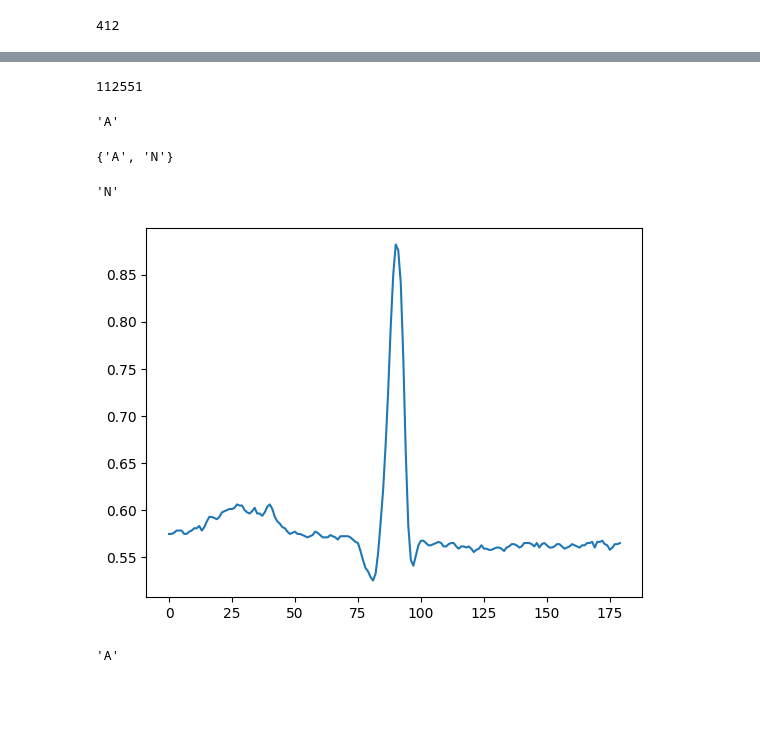
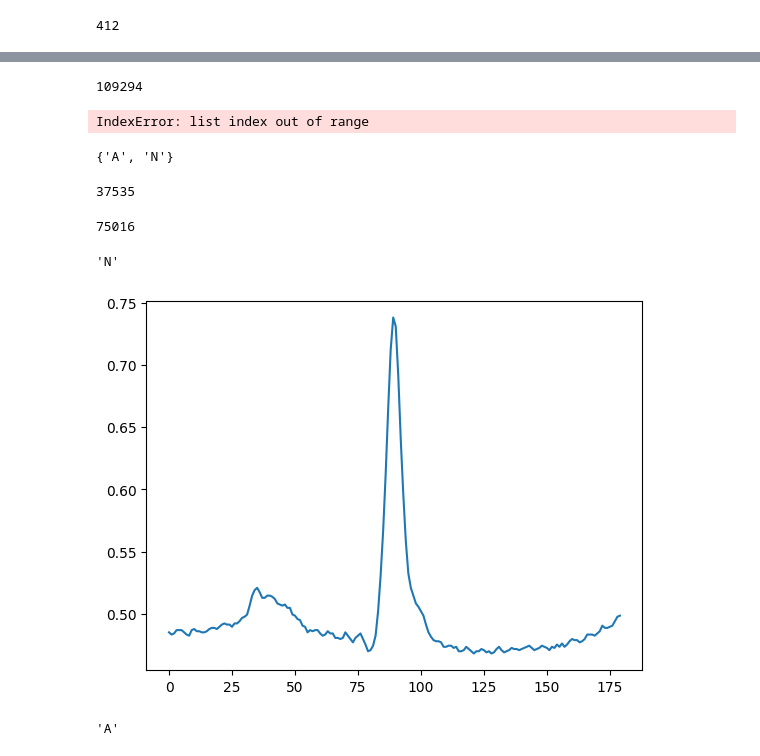
Before and after one commit to sjjtu/MAthesis, a Jupyter notebook: code/explore_mitbih.ipynb, the cells around one changed output, grey strips where cells are left out. Cells and saved outputs as stored; diff of their text form; code cells hidden in the pictures; blank space fills up the shorter version.

Commit message:
first working semi model with wrong beat segmentation

```diff
--- a/code/explore_mitbih.ipynb
+++ b/code/explore_mitbih.ipynb
@@ -129,17 +130,17 @@ for pat_id in patients:
     qrs.detect()
     peaks = qrs.qrs_inds
 
-    for i, ann_idx in enumerate(ann.sample[1:-1]):
-        start,end = ann_idx-window_size//2, ann_idx+window_size//2
-        df.append(list(lm[start:end]))
-        beat_type = "A" if ann.symbol[i+1] != "N" else "N"
+    #for i, ann_idx in enumerate(ann.sample[1:-1]):
+    #    start,end = ann_idx-window_size//2, ann_idx+window_size//2
+    #    df.append(list(lm[start:end]))
+    #    beat_type = "A" if ann.symbol[i+1] != "N" else "N"
 
-        ann_list.append(beat_type)
+    #    ann_list.append(beat_type)
 
 
-    # for i, peak in enumerate(peaks[1:-1]):
-    #     start,end = peak-window_size//2, peak+window_size//2
-    #     df.append(list(lm[start:end]))
+    for i, peak in enumerate(peaks[1:-1]):
+        start,end = peak-window_size//2, peak+window_size//2
+        df.append(list(lm[start:end]))
 # %% [output]
 record number 100
 Learning initial signal parameters...
@@ -161,21 +162,29 @@ QRS detection complete.
 # %%
 len(df)
 # %% [output]
-112551
+109294
 # %%
 ann_list[7]
 # %% [output]
-'A'
+IndexError: list index out of range
 # %%
 set(ann_list)
 # %% [output]
 {'A', 'N'}
+# %%
+ann_list.count("A")
+# %% [output]
+37535
+# %%
+ann_list.count("N")
+# %% [output]
+75016
 # %%
-plt.plot(df[6])
-ann_list[6]
+plt.plot(df[2341])
+ann_list[2341]
 # %% [output]
 'N'
-[figure, old version]
+[figure, new version]
 # %%
 plt.plot(df[7])
 ann_list[7]
```
Also changed, not shown: parts of 4 cells of this notebook, 1 other file.
